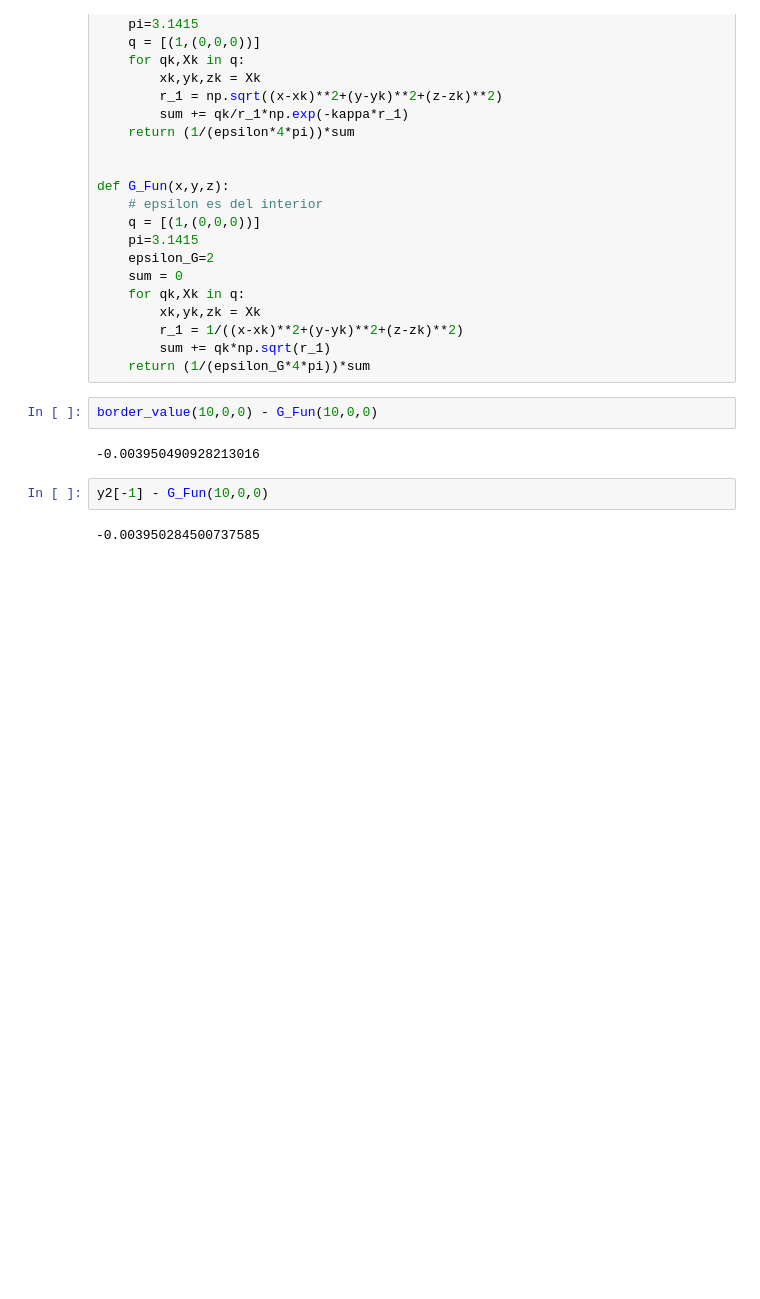
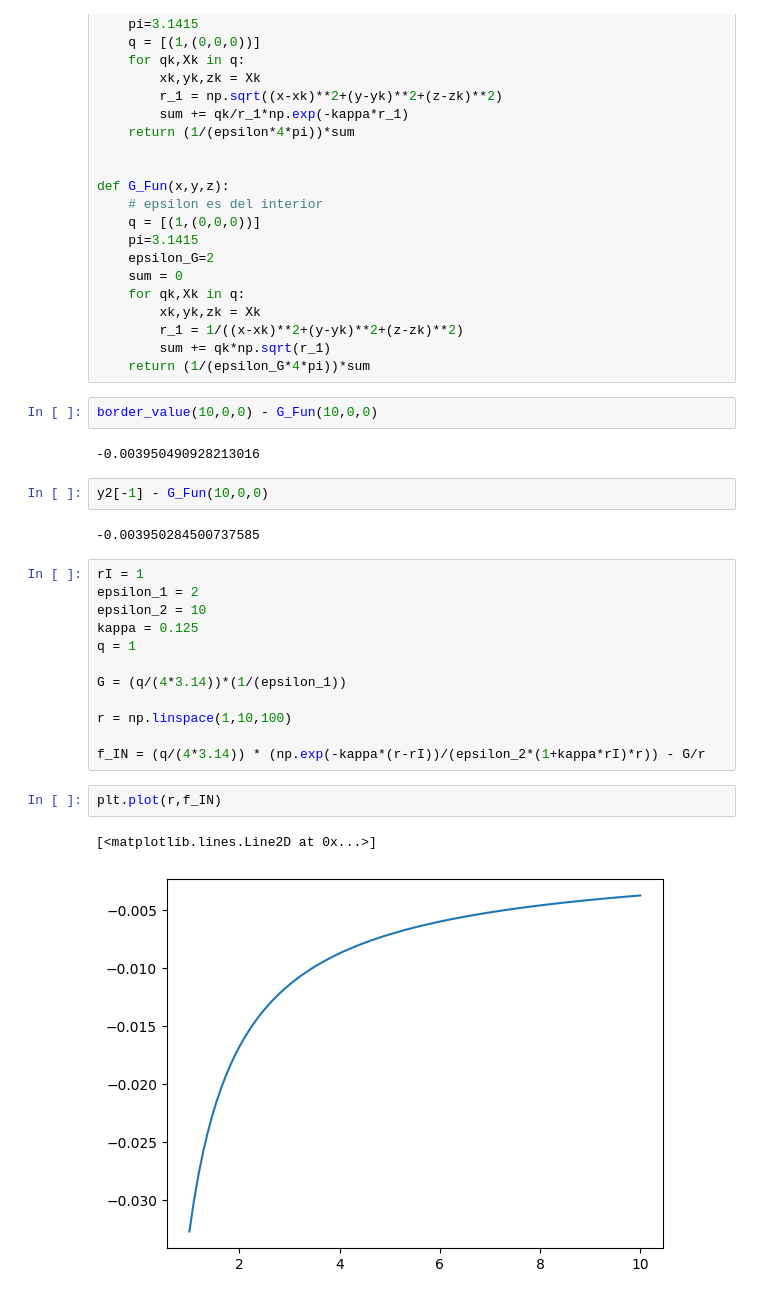
Before and after one commit to MartinAchondo/XPPBE, a Jupyter notebook: utils3d/analytic.ipynb, the cells around one changed output. Cells and saved outputs as stored; diff of their text form; blank space fills up the shorter version.

```diff
--- a/utils3d/analytic.ipynb
+++ b/utils3d/analytic.ipynb
@@ -78,3 +78,20 @@ border_value(10,0,0) - G_Fun(10,0,0)
 y2[-1] - G_Fun(10,0,0)
 # %% [output]
 -0.003950284500737585
+# %%
+rI = 1
+epsilon_1 = 2
+epsilon_2 = 10
+kappa = 0.125
+q = 1
+
+G = (q/(4*3.14))*(1/(epsilon_1))
+
+r = np.linspace(1,10,100)
+
+f_IN = (q/(4*3.14)) * (np.exp(-kappa*(r-rI))/(epsilon_2*(1+kappa*rI)*r)) - G/r
+# %%
+plt.plot(r,f_IN)
+# %% [output]
+[<matplotlib.lines.Line2D at 0x...>]
+[figure, added]
```
Also changed, not shown: 24 other files.
